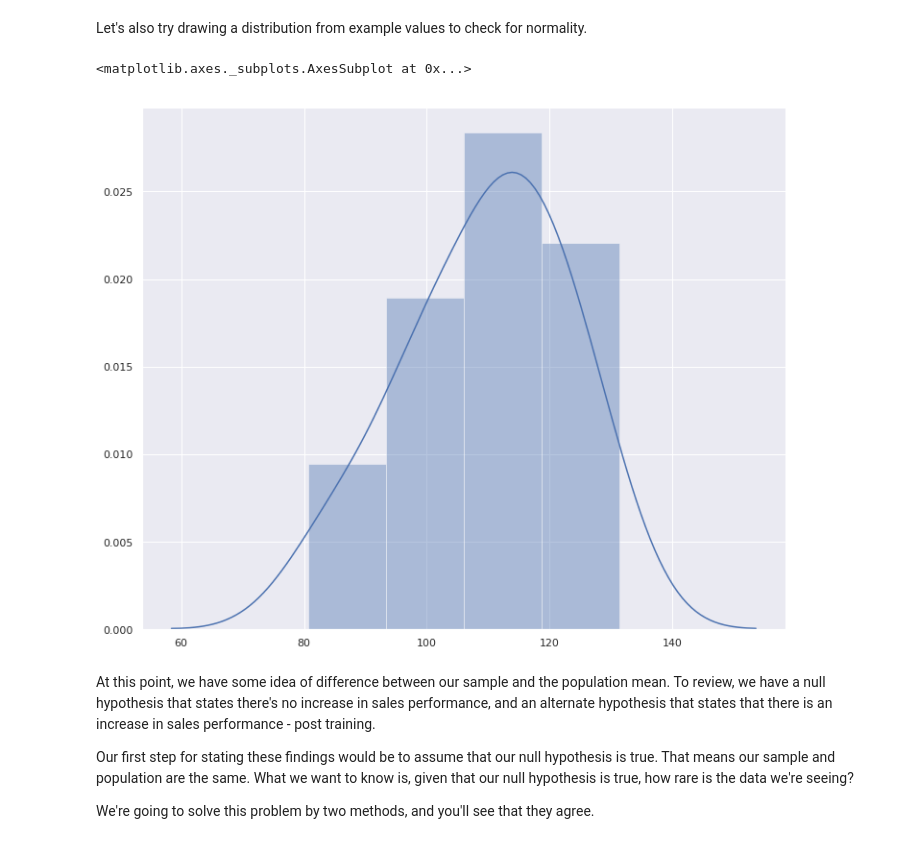
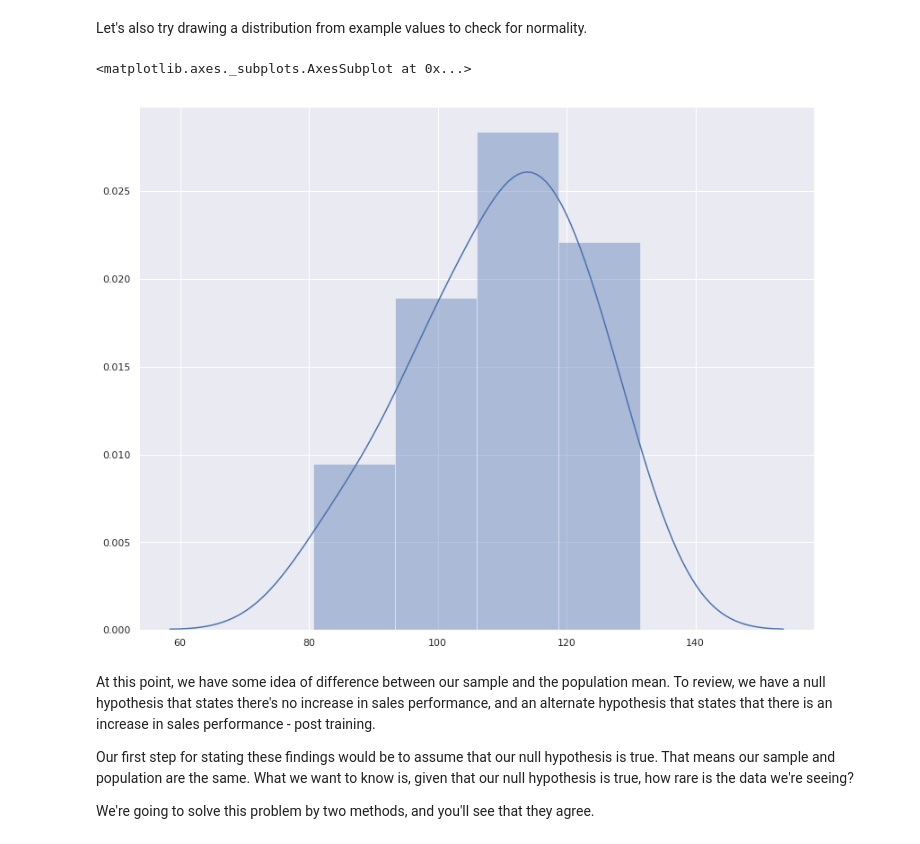
Before and after one commit to j-asonwang/dsc-2-20-08-1-sample-t-tests-lab-nyc-ds-career-012819, a Jupyter notebook: index.ipynb, the cells around one changed output. Cells and saved outputs as stored; diff of their text form; code cells hidden in the pictures.

```diff
--- a/index.ipynb
+++ b/index.ipynb
@@ -177,13 +177,13 @@ f'deviation of {sigma} and {df} degrees of freedom. Difference b/w sample and po
 Let's also try drawing a distribution from example values to check for normality.
 # %%
 # Plot the sample distribution
-plt.style.use('fivethirtyeight')
+
 sns.set(rc={'figure.figsize':(12,10)})
 
 sns.distplot(sample)
 # %% [output]
 <matplotlib.axes._subplots.AxesSubplot at 0x...>
-[figure, old version]
+[figure, new version]
 # %% [markdown]
 At this point, we have some idea of difference between our sample and the population mean. To review, we have a null hypothesis that states there's no increase in sales performance, and an alternate hypothesis that states that there is an increase in sales performance - post training.
 
```
